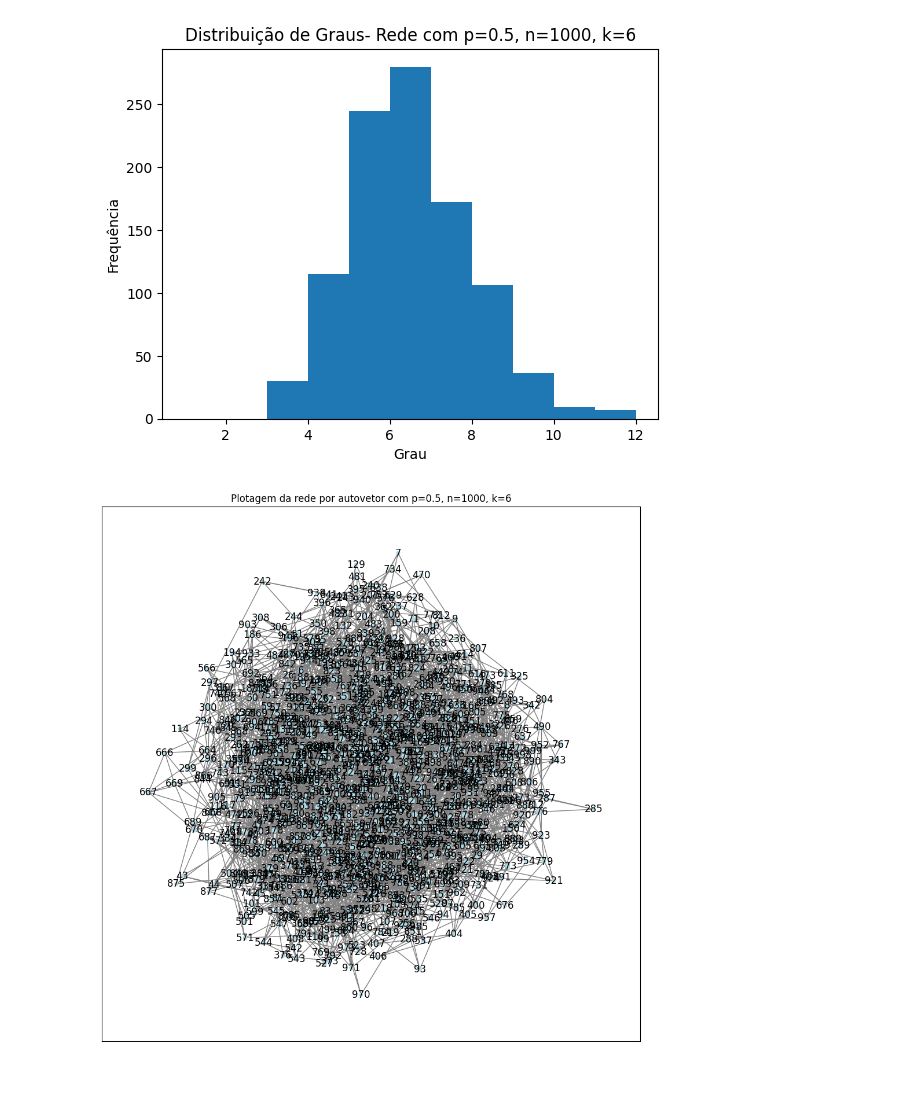
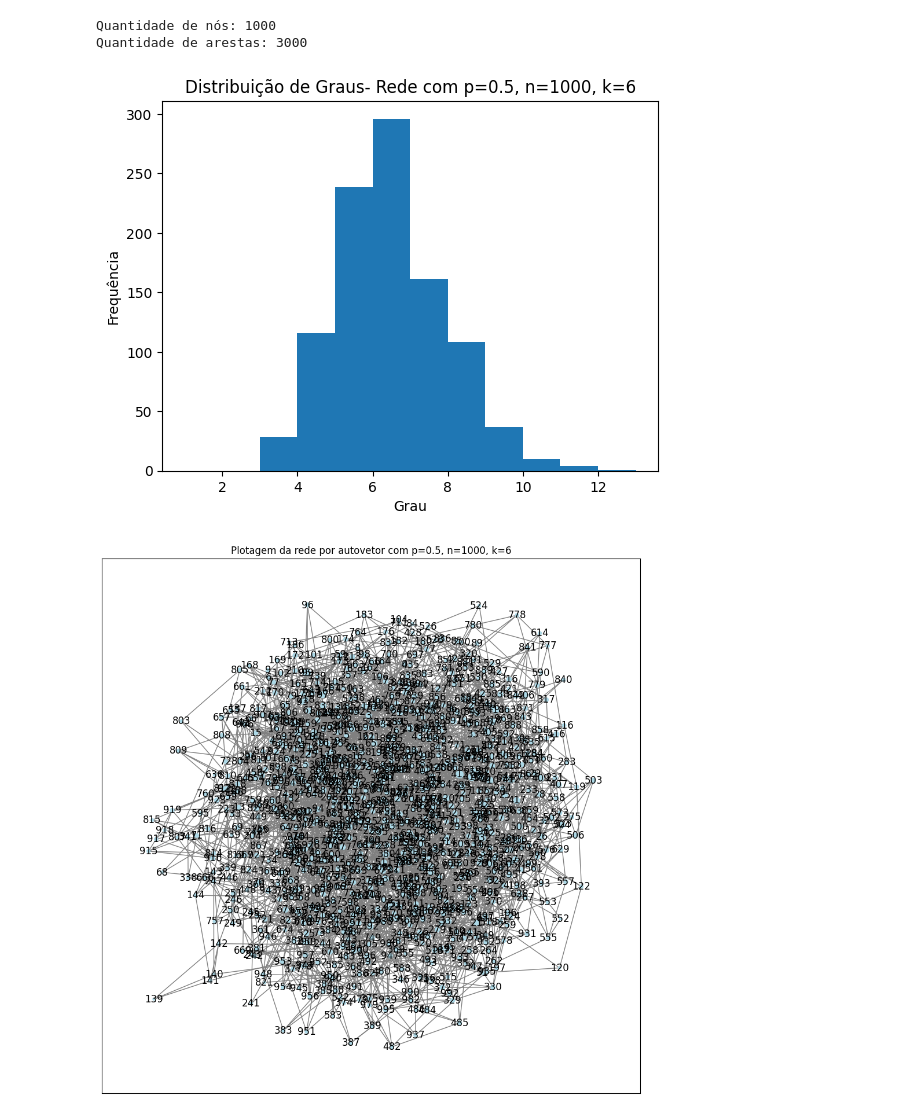
Before and after one commit to PedroMachad02/Redes-Complexas, a Jupyter notebook: Análise de Redes/Análise de diferentes tipos de redes/redes_watts_strogatz.ipynb, the cells around one changed output. Drawn from its saved outputs; the diff is of its cells as text; code cells hidden in the pictures; blank space fills up the shorter version.

Commit message:
Atualização na visualização e correção de erros

```diff
--- a/Análise de Redes/Análise de diferentes tipos de redes/redes_watts_strogatz.ipynb
+++ b/Análise de Redes/Análise de diferentes tipos de redes/redes_watts_strogatz.ipynb
@@ -78,32 +78,42 @@ for p, grau_medio, clustering, distancia_media in metricas:
 #Para p = 0.5
 n = 1000
 k = 6
 p = 0.5
 
 g = nx.watts_strogatz_graph(n,k,p)
+
+# Calcular métricas para a rede
+nodes = nx.number_of_nodes(g)
+arestas = nx.number_of_edges(g)
+
+# Plotar a distribuição de graus e a rede para Les Misérables
+print(f'Quantidade de nós: {nodes}')
+print(f'Quantidade de arestas: {arestas}')
 
 # Função para plotar a distribuição de graus
 def plot_grau_distribuicao(G, titulo):
     graus = [d for n, d in G.degree()]
     plt.hist(graus, bins=range(1, max(graus)+1))
     plt.title(titulo)
     plt.xlabel('Grau')
     plt.ylabel('Frequência')
     plt.show()
 
 # Função para plotar a rede com centralidade de autovetor
 def plot_rede(G, titulo):
     pos = nx.spring_layout(G)
     centralidade = nx.eigenvector_centrality(G)
     tam_nos = [1000 * centralidade[n] for n in G.nodes()]
 
     plt.figure(figsize=(12, 12))
     nx.draw_networkx(G, pos, node_size=tam_nos, with_labels=True, node_color='lightblue', edge_color='gray')
     plt.title(titulo)
     plt.show()
 
 plot_grau_distribuicao(g, 'Distribuição de Graus- Rede com p=0.5, n=1000, k=6')
 plot_rede(g, 'Plotagem da rede por autovetor com p=0.5, n=1000, k=6')
 # %% [output]
+Quantidade de nós: 1000
+Quantidade de arestas: 3000
-[figure, old version]
+[figure, new version]
-[figure, old version]
+[figure, new version]
```
Also changed, not shown: parts of 2 cells of this notebook.
